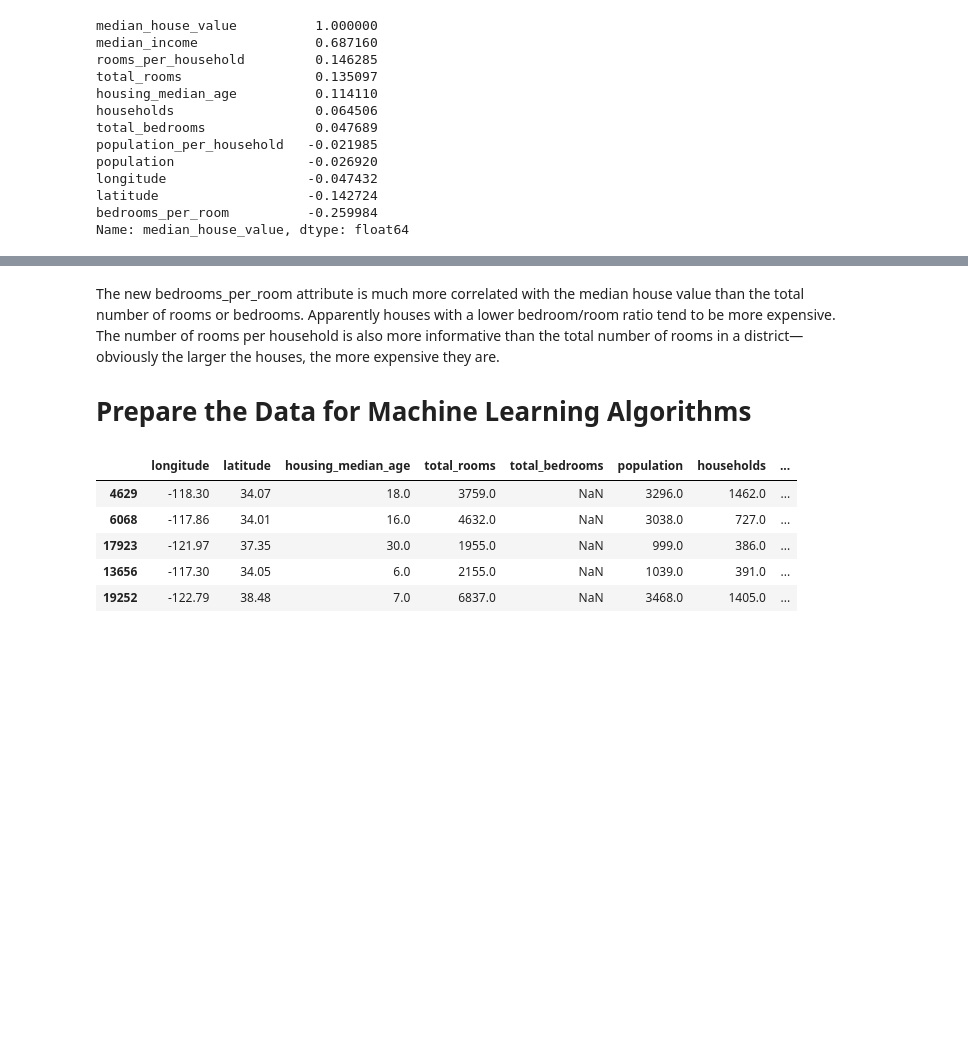
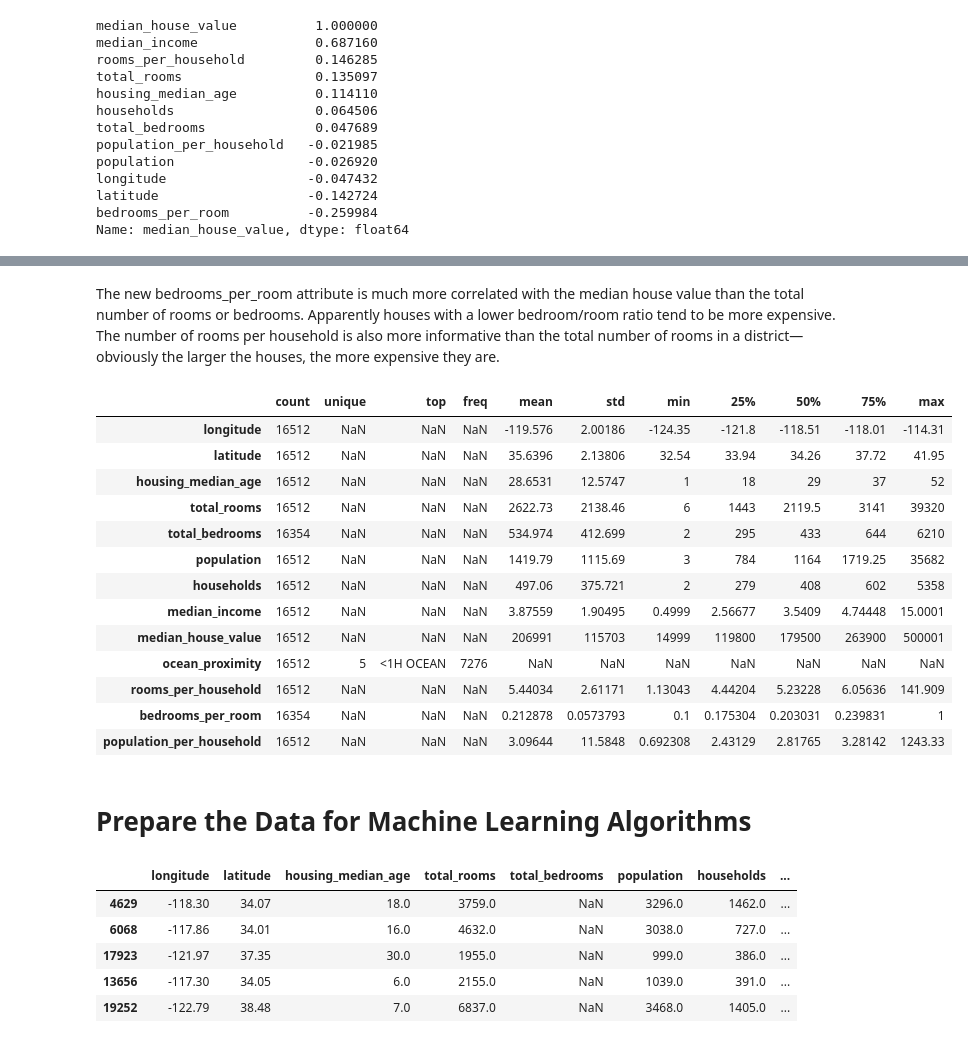
Before and after one commit to soo-pecialist/Hands_on_ML_w_Scikit_Karas_and_TensorFlow, a Jupyter notebook: CH02_end_to_end_machine_learning_project.ipynb, the cells around one changed output, grey strips where cells are left out. Cells and saved outputs as stored; diff of their text form; code cells hidden in the pictures; blank space fills up the shorter version.

```diff
--- a/CH02_end_to_end_machine_learning_project.ipynb
+++ b/CH02_end_to_end_machine_learning_project.ipynb
@@ -341,7 +346,26 @@ sns.heatmap(corr, mask=mask, cmap=cmap, vmax=.3, center=0, annot=True,
 # %% [markdown]
 The new bedrooms_per_room attribute is much more correlated with the median house value than the total number of rooms or bedrooms. Apparently houses with a lower bedroom/room ratio tend to be more expensive. The number of rooms per household is also more informative than the total number of rooms in a district—obviously the larger the houses, the more expensive they are.
-
-# Prepare the Data for Machine Learning Algorithms
+# %%
+housing.describe(include='all').T
+# %% [output]
+|  | count | unique | top | freq | mean | std | min | 25% | 50% | 75% | max |
+| longitude | 16512 | NaN | NaN | NaN | -119.576 | 2.00186 | -124.35 | -121.8 | -118.51 | -118.01 | -114.31 |
+| latitude | 16512 | NaN | NaN | NaN | 35.6396 | 2.13806 | 32.54 | 33.94 | 34.26 | 37.72 | 41.95 |
+| housing_median_age | 16512 | NaN | NaN | NaN | 28.6531 | 12.5747 | 1 | 18 | 29 | 37 | 52 |
+| total_rooms | 16512 | NaN | NaN | NaN | 2622.73 | 2138.46 | 6 | 1443 | 2119.5 | 3141 | 39320 |
+| total_bedrooms | 16354 | NaN | NaN | NaN | 534.974 | 412.699 | 2 | 295 | 433 | 644 | 6210 |
+| population | 16512 | NaN | NaN | NaN | 1419.79 | 1115.69 | 3 | 784 | 1164 | 1719.25 | 35682 |
+| households | 16512 | NaN | NaN | NaN | 497.06 | 375.721 | 2 | 279 | 408 | 602 | 5358 |
+| median_income | 16512 | NaN | NaN | NaN | 3.87559 | 1.90495 | 0.4999 | 2.56677 | 3.5409 | 4.74448 | 15.0001 |
+| median_house_value | 16512 | NaN | NaN | NaN | 206991 | 115703 | 14999 | 119800 | 179500 | 263900 | 500001 |
+| ocean_proximity | 16512 | 5 | <1H OCEAN | 7276 | NaN | NaN | NaN | NaN | NaN | NaN | NaN |
+| rooms_per_household | 16512 | NaN | NaN | NaN | 5.44034 | 2.61171 | 1.13043 | 4.44204 | 5.23228 | 6.05636 | 141.909 |
+| bedrooms_per_room | 16354 | NaN | NaN | NaN | 0.212878 | 0.0573793 | 0.1 | 0.175304 | 0.203031 | 0.239831 | 1 |
+| population_per_household | 16512 | NaN | NaN | NaN | 3.09644 | 11.5848 | 0.692308 | 2.43129 | 2.81765 | 3.28142 | 1243.33 |
+# %% [markdown]
+
+
+# Prepare the Data for Machine Learning Algorithms
 # %%
 housing = strat_train_set.drop("median_house_value", axis=1) # drop labels for training set
 housing_labels = strat_train_set["median_house_value"].copy()
```
Also changed, not shown: parts of 38 cells of this notebook.
